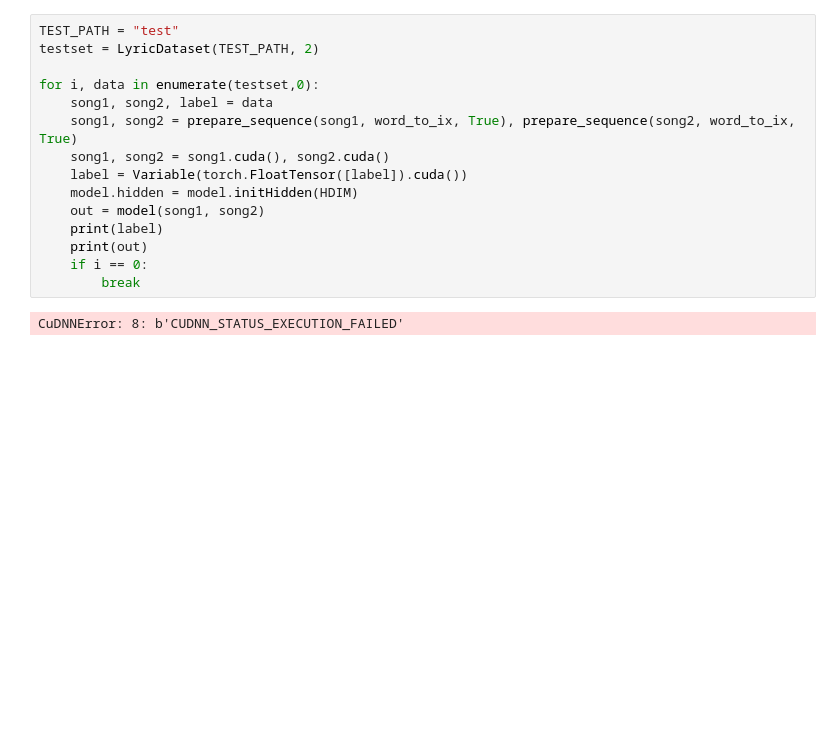
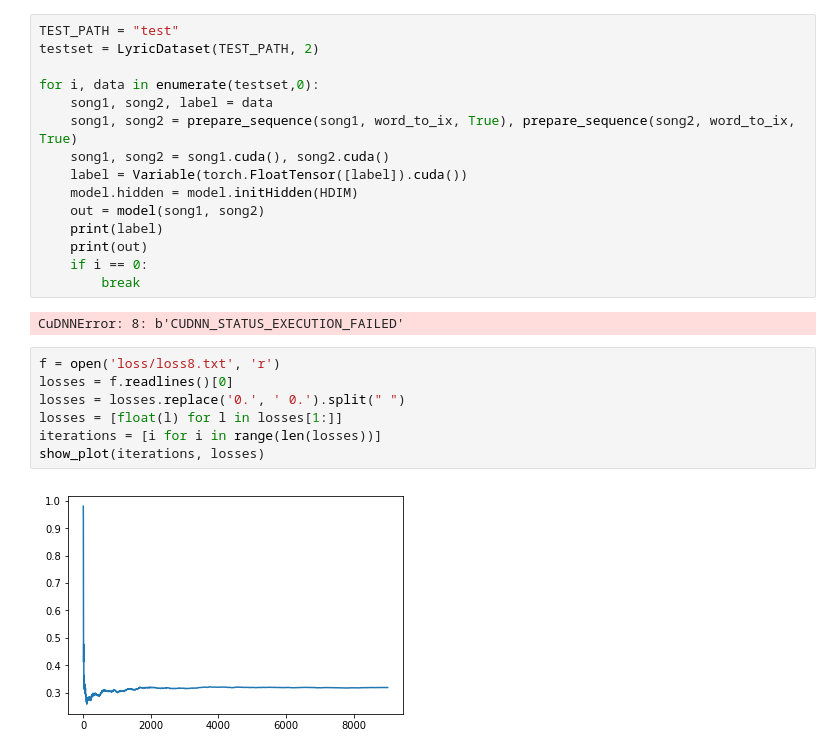
Before and after one commit to alexc2684/LyricNet, a Jupyter notebook: LyricNet.ipynb, the cells around one changed output. Cells and saved outputs as stored; diff of their text form; blank space fills up the shorter version.

```diff
--- a/LyricNet.ipynb
+++ b/LyricNet.ipynb
@@ -251,3 +251,12 @@ for i, data in enumerate(testset,0):
         break
 # %% [output]
 CuDNNError: 8: b'CUDNN_STATUS_EXECUTION_FAILED'
+# %%
+f = open('loss/loss8.txt', 'r')
+losses = f.readlines()[0]
+losses = losses.replace('0.', ' 0.').split(" ")
+losses = [float(l) for l in losses[1:]]
+iterations = [i for i in range(len(losses))]
+show_plot(iterations, losses)
+# %% [output]
+[figure, added]
```
Also changed, not shown: 2 other files.
